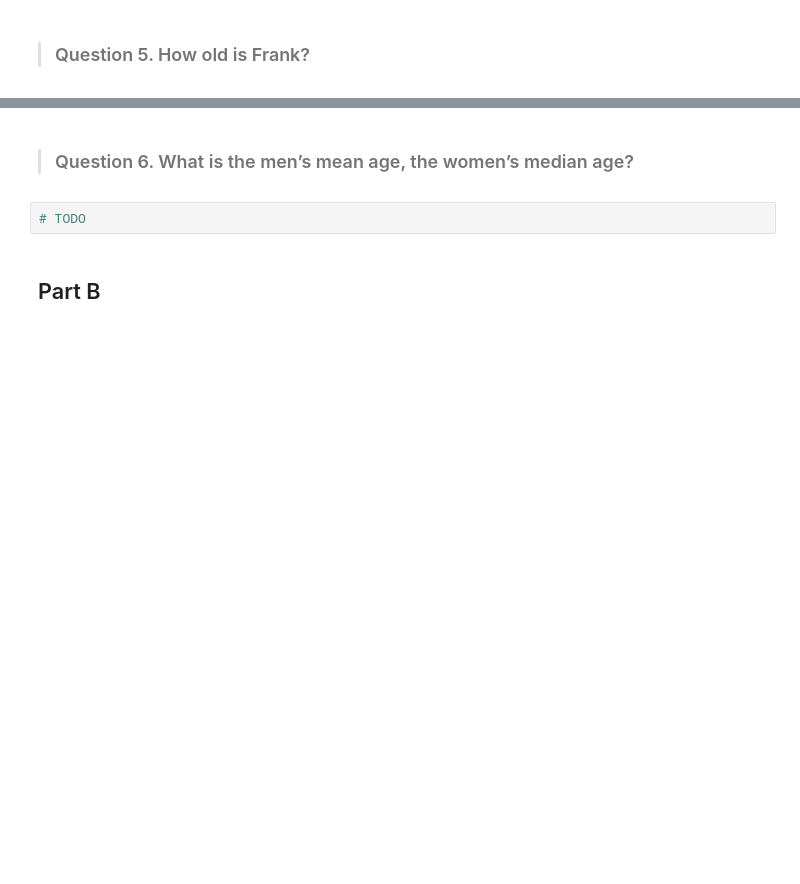
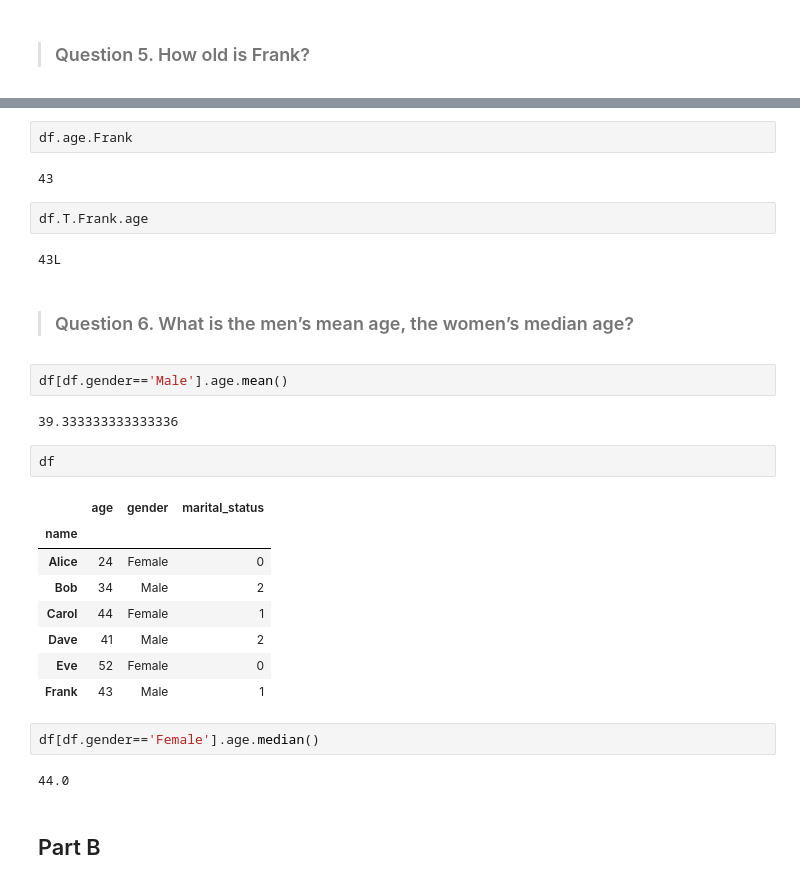
Before and after one commit to sthakuri/DS-SF-36, a Jupyter notebook: classes/05/notebooks/codealong-05-exploratory-data-analysis-starter-code.ipynb, the cells around one changed output, grey strips where cells are left out. Saved outputs shown, nothing was run; the diff lists cells and outputs as text; blank space fills up the shorter version.

```diff
--- a/classes/05/notebooks/codealong-05-exploratory-data-analysis-starter-code.ipynb
+++ b/classes/05/notebooks/codealong-05-exploratory-data-analysis-starter-code.ipynb
@@ -51,7 +110,32 @@ df
+# %%
+df.age.Frank
+# %% [output]
+43
+# %%
+df.T.Frank.age
+# %% [output]
+43L
 # %% [markdown]
 > ### Question 6.  What is the men’s mean age, the women’s median age?
-# %%
-# TODO
+# %%
+df[df.gender=='Male'].age.mean()
+# %% [output]
+39.333333333333336
+# %%
+df
+# %% [output]
+|  | age | gender | marital_status |
+| name |  |  |  |
+| Alice | 24 | Female | 0 |
+| Bob | 34 | Male | 2 |
+| Carol | 44 | Female | 1 |
+| Dave | 41 | Male | 2 |
+| Eve | 52 | Female | 0 |
+| Frank | 43 | Male | 1 |
+# %%
+df[df.gender=='Female'].age.median()
+# %% [output]
+44.0
 # %% [markdown]
 ## Part B
 # %% [markdown]
```
Also changed, not shown: parts of 72 cells of this notebook, 7 other files.
